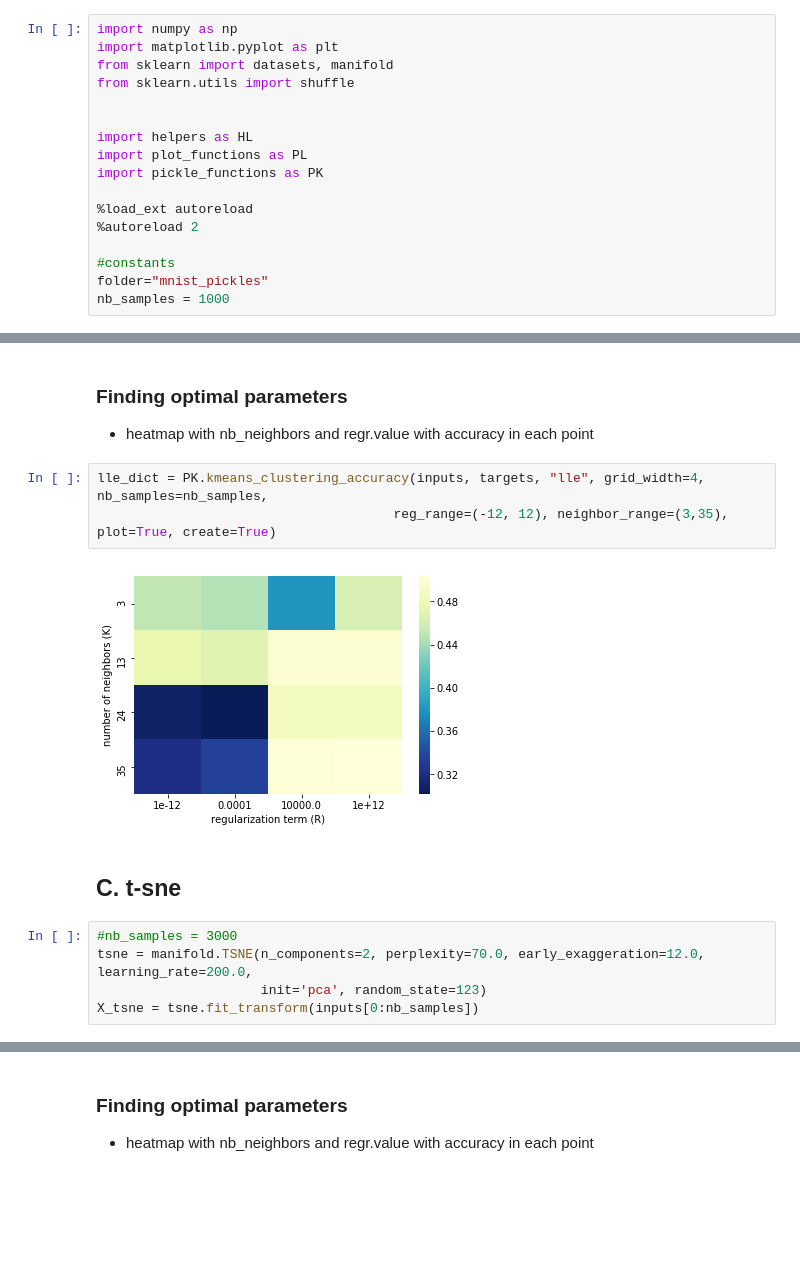
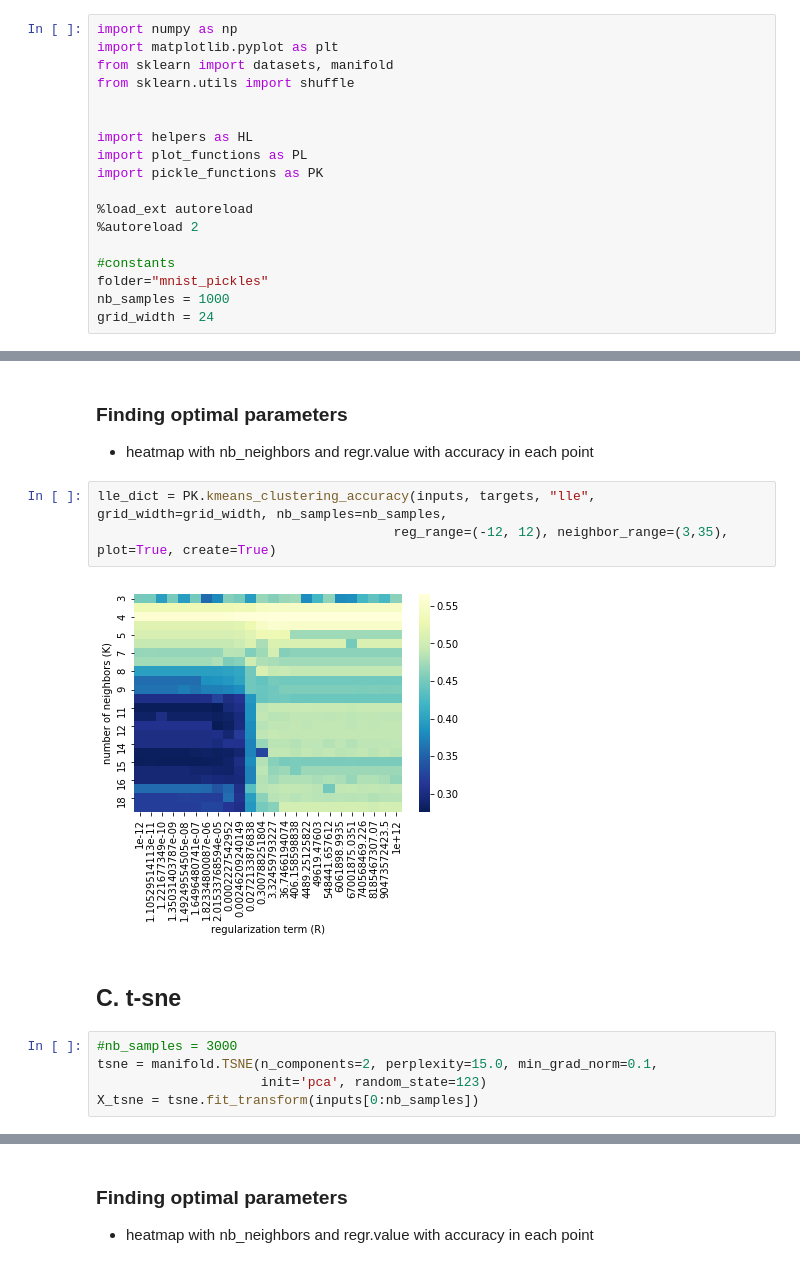
Before and after one commit to hbjornoy/t-SNE-vs-LLE, a Jupyter notebook: Section IV - MNIST.ipynb, the cells around one changed output, grey strips where cells are left out. Cells and saved outputs as stored; diff of their text form; blank space fills up the shorter version.

```diff
--- a/Section IV - MNIST.ipynb
+++ b/Section IV - MNIST.ipynb
@@ -17,6 +17,7 @@ import pickle_functions as PK
 #constants
 folder="mnist_pickles"
 nb_samples = 1000
+grid_width = 24
 # %% [markdown]
 ### ///////////////// TODO /////////////////////
 - make import_func()
@@ -122,15 +123,15 @@ We can see it discover some of the underlying structure in how we are writing th
 ### Finding optimal parameters
 - heatmap with nb_neighbors and regr.value with accuracy in each point
 # %%
-lle_dict = PK.kmeans_clustering_accuracy(inputs, targets, "lle", grid_width=4, nb_samples=nb_samples,
+lle_dict = PK.kmeans_clustering_accuracy(inputs, targets, "lle", grid_width=grid_width, nb_samples=nb_samples,
                                       reg_range=(-12, 12), neighbor_range=(3,35), plot=True, create=True)
 # %% [output]
-[figure, old version]
+[figure, new version]
 # %% [markdown]
 ## C. t-sne
 # %%
 #nb_samples = 3000
-tsne = manifold.TSNE(n_components=2, perplexity=70.0, early_exaggeration=12.0, learning_rate=200.0,
+tsne = manifold.TSNE(n_components=2, perplexity=15.0, min_grad_norm=0.1,
                      init='pca', random_state=123)
 X_tsne = tsne.fit_transform(inputs[0:nb_samples])
 # %%
```
Also changed, not shown: parts of 4 cells of this notebook.
